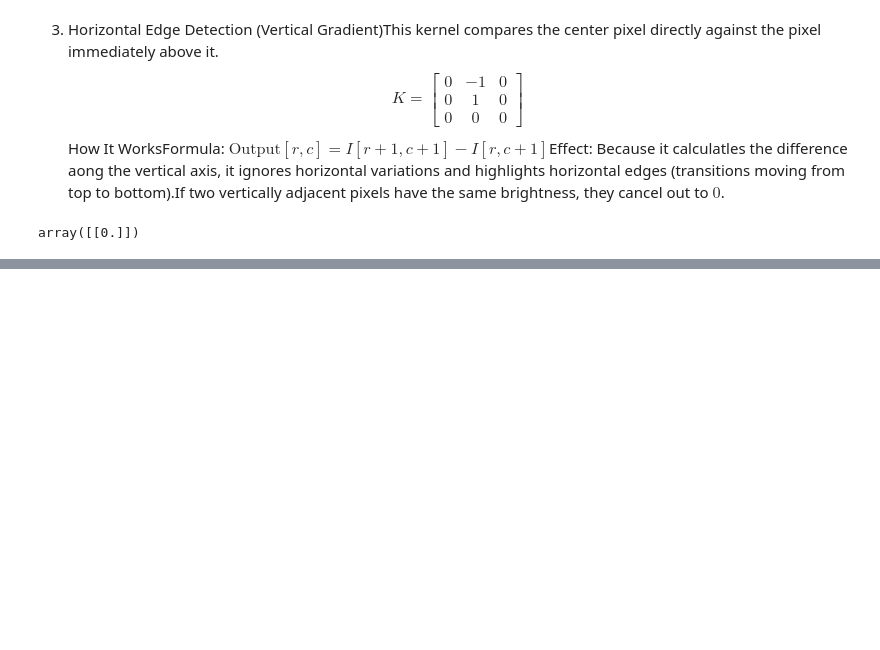
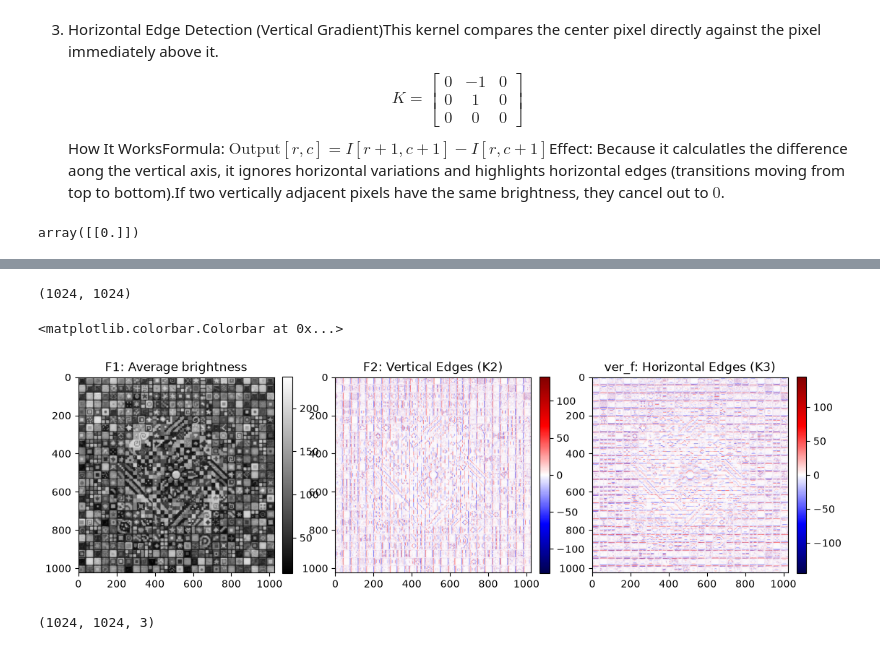
Before and after one commit to XZNON/z-sampling, a Jupyter notebook: 03_CNN_V1.ipynb, the cells around one changed output, grey strips where cells are left out. Saved outputs shown, nothing was run; the diff lists cells and outputs as text; code cells hidden in the pictures; blank space fills up the shorter version.

```diff
--- a/03_CNN_V1.ipynb
+++ b/03_CNN_V1.ipynb
@@ -223,0 +353,41 @@ Our kernels are still too simple, we just have 1 stride and no padding, but well
+# %%
+image = Image.open("ginue-pigs/goddamn.png").convert("L")
+img = np.asarray(image,dtype=np.float64)
+# %%
+img.shape
+# %% [output]
+(1024, 1024)
+# %%
+avg_f = correlate2d_valid_fast(img,avg_kernel,1,1,"edge")
+hor_f = correlate2d_valid_fast(img,horizontal_edge_kernel,1,1,"edge")
+ver_f = correlate2d_valid_fast(img,vertical_edge_kernel,1,1,"reflect")
+# %%
+fig,axes = plt.subplots(1,3,figsize=(13,4))
+
+img1 = axes[0].imshow(avg_f,cmap="gray")
+axes[0].set_title("F1: Average brightness")
+plt.colorbar(img1,ax=axes[0],fraction=0.046,pad=0.04)
+
+max_abs_2 = np.max(np.abs(ver_f))
+img2 = axes[1].imshow(ver_f,cmap="seismic",vmin=-max_abs_2, vmax=max_abs_2)
+axes[1].set_title("F2: Vertical Edges (K2)")
+plt.colorbar(img2, ax=axes[1], fraction=0.046, pad=0.04)
+
+max_abs_3 = np.max(np.abs(hor_f))
+img3 = axes[2].imshow(hor_f, cmap="seismic", vmin=-max_abs_3, vmax=max_abs_3)
+axes[2].set_title("ver_f: Horizontal Edges (K3)")
+plt.colorbar(img3, ax=axes[2], fraction=0.046, pad=0.04)
+# %% [output]
+<matplotlib.colorbar.Colorbar at 0x...>
+[figure, added]
+# %%
+features = np.stack([
+    avg_f,
+    ver_f,
+    hor_f
+], axis=-1)
+
+print(features.shape)
+# (1022, 1022, 3)
+# %% [output]
+(1024, 1024, 3)
```
Also changed, not shown: parts of 15 cells of this notebook, 2 other files.
